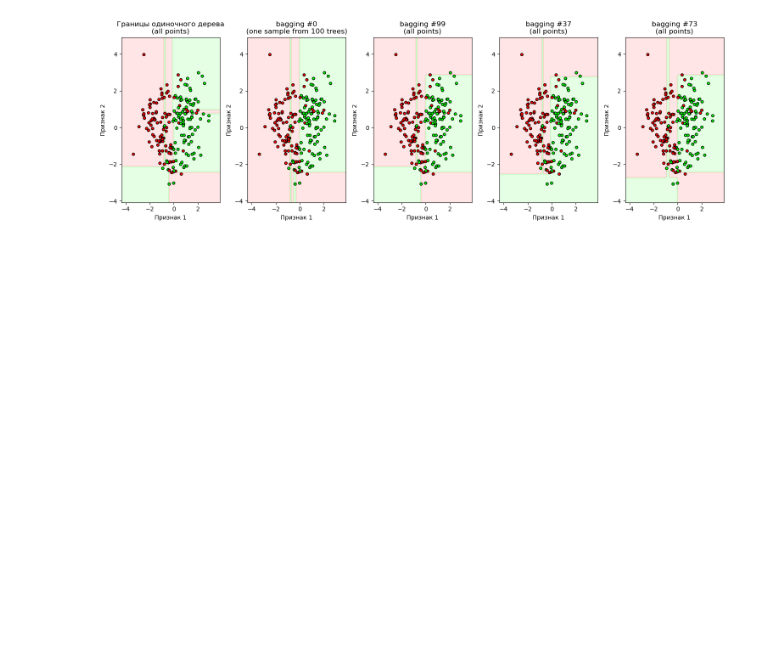
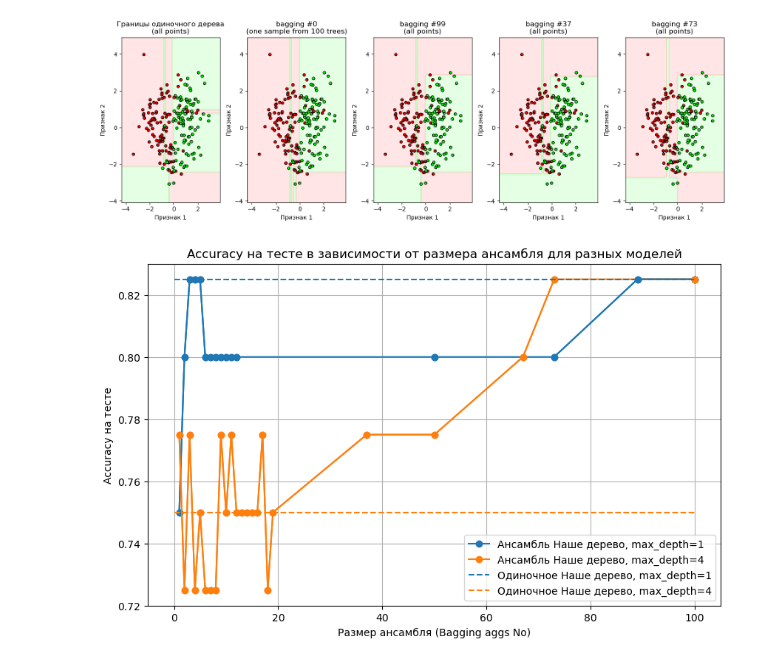
Before and after one commit to iTonyJah/DataScience, a Jupyter notebook: Edu/a-math/a-math_final_project.ipynb, the cells around one changed output. Drawn from its saved outputs; the diff is of its cells as text; code cells hidden in the pictures; blank space fills up the shorter version.

```diff
--- a/Edu/a-math/a-math_final_project.ipynb
+++ b/Edu/a-math/a-math_final_project.ipynb
@@ -526,11 +450,0 @@ display(
-# %%
-# обучим и оценим 100
-y_pred_manual_bag_train, y_pred_manual_bag_test, bag_trees = manual_bagging_predict(
-    X_train, y_train, X_test,
-    n_estimators=100, max_samples=1.0, random_state=random_state,
-    max_depth=1,
-    )
-
-display(
-(accuracy_score(y_train, y_pred_manual_bag_train), accuracy_score(y_test, y_pred_manual_bag_test))
-)
@@ -553,6 +515,7 @@ display(
 # %%
 # выбираем глубину с самой низкой точностью (для проверки бэггинга)
-for i in range(1, 13):
+
+for i in range(1, 11):
 
     # Обучение нашей модели
     decision_tree = build_decision_tree(X_train, y_train, max_depth=i, criterion=criterion,)
@@ -750,0 +671,4 @@ display((
+# %%
+results_df['Bagging aggs No'] = results_df['Bagging aggs No'].astype('Int64') # Преобразует в nullable integer (Int64)
+display(results_df)
+results_df['Accuracy на тесте'].max()
@@ -789,3 +728,68 @@ plt.tight_layout()
 plt.show()
 # %% [output]
 [figure]
+# %%
+# 1. Создание DataFrame (используем те же данные)
+df = results_df
+
+# 2. Фильтрация и подготовка данных
+df_filtered = df[~df['Модель'].str.contains('Sklearn DecisionTree')].copy()
+
+# 3. Обработка одиночных деревьев (NA в Bagging aggs No)
+# Выделяем строки с NA значениями для одиночных деревьев
+df_single = df_filtered[df_filtered['Bagging aggs No'].isna()].copy()
+
+df_filtered['Bagging aggs No'] = df_filtered['Bagging aggs No'].dropna()
+df_filtered['Bagging aggs No'] = pd.to_numeric(df_filtered['Bagging aggs No'])
+
+# Группируем данные для линий ансамблей (по размеру ансамбля и глубине дерева)
+# Используем среднее значение, если есть несколько записей для одной точки
+df_ensemble = df_filtered[df_filtered['Bagging aggs No'] > 0] \
+    .groupby(['Bagging aggs No', 'Модель'])['Accuracy на тесте'].mean().unstack()
+
+# 3. Построение графика с использованием группировки и интерполяции
+plt.figure(figsize=(10, 6))
+
+# Группируем по модели и сортируем по размеру ансамбля для правильного соединения линий
+grouped = df_filtered.groupby('Модель')
+
+for name, group in grouped:
+    # Сортируем группу по размеру ансамбля
+    group = group.sort_values(by='Bagging aggs No')
+
+    # Pandas plot может автоматически соединять точки
+    plt.plot(group['Bagging aggs No'], group['Accuracy на тесте'],
+             marker='o', linestyle='-', label=f'Ансамбль {name}')
+
+# 4. Построение графика с управлением цветами
+
+# Получаем итератор цветов по умолчанию из matplotlib
+colors = plt.rcParams['axes.prop_cycle'].by_key()['color']
+color_cycle = cycle(colors)
+# Создаем словарь для хранения соответствия "Модель" <-> "Цвет"
+model_colors = {}
+
+# Построение линий для ансамблей
+for column in df_ensemble.columns:
+    color = next(color_cycle)
+    model_colors[column] = color # Сохраняем цвет для данной модели
+    plt.plot(df_ensemble.index, df_ensemble[column], marker='o', color=color)
+
+# Сбрасываем итератор цветов или используем сохраненные цвета для пунктирных линий
+for index, row in df_single.iterrows():
+    max_aggs = df_filtered[df_filtered['Модель'] == row['Модель']]['Bagging aggs No'].max()
+    current_color = model_colors.get(row['Модель'], 'gray') # Получаем сохраненный цвет
+
+    plt.hlines(y=row['Accuracy на тесте'], xmin=0, xmax=max_aggs,
+               linestyle='--', color=current_color,
+               label=f'Одиночное {row["Модель"]}' if row['Bagging aggs No'] is pd.NA else "")
+
+# 5. Настройка и отображение графика
+plt.xlabel('Размер ансамбля (Bagging aggs No)')
+plt.ylabel('Accuracy на тесте')
+plt.title('Accuracy на тесте в зависимости от размера ансамбля для разных моделей')
+plt.legend()
+plt.grid(True)
+plt.show()
+# %% [output]
+[figure, added]
```
Also changed, not shown: parts of 21 cells of this notebook.
